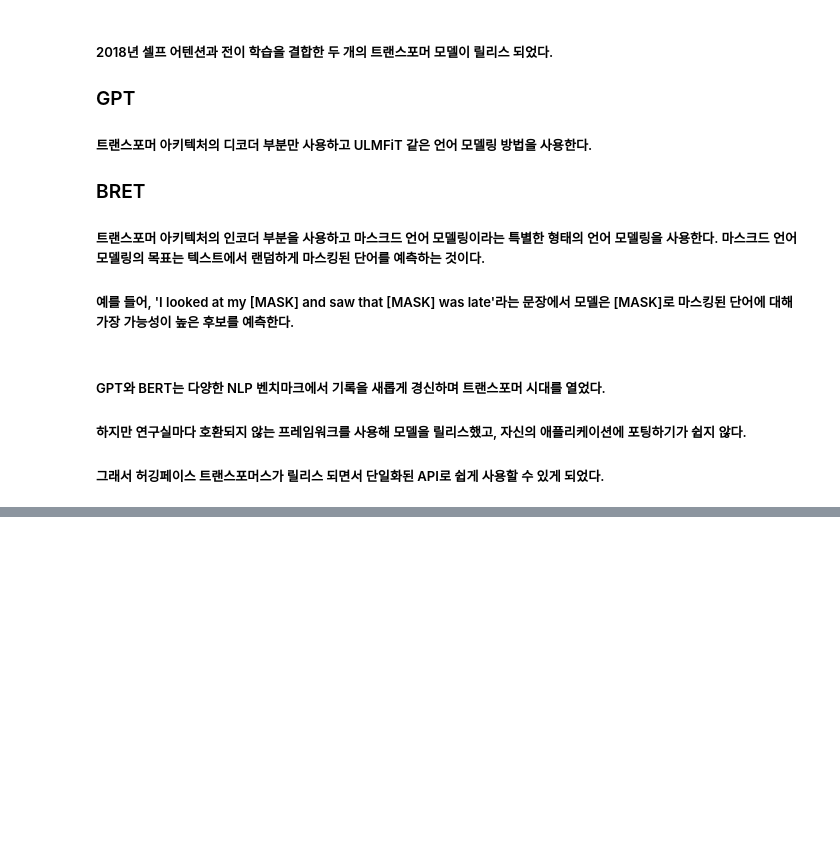
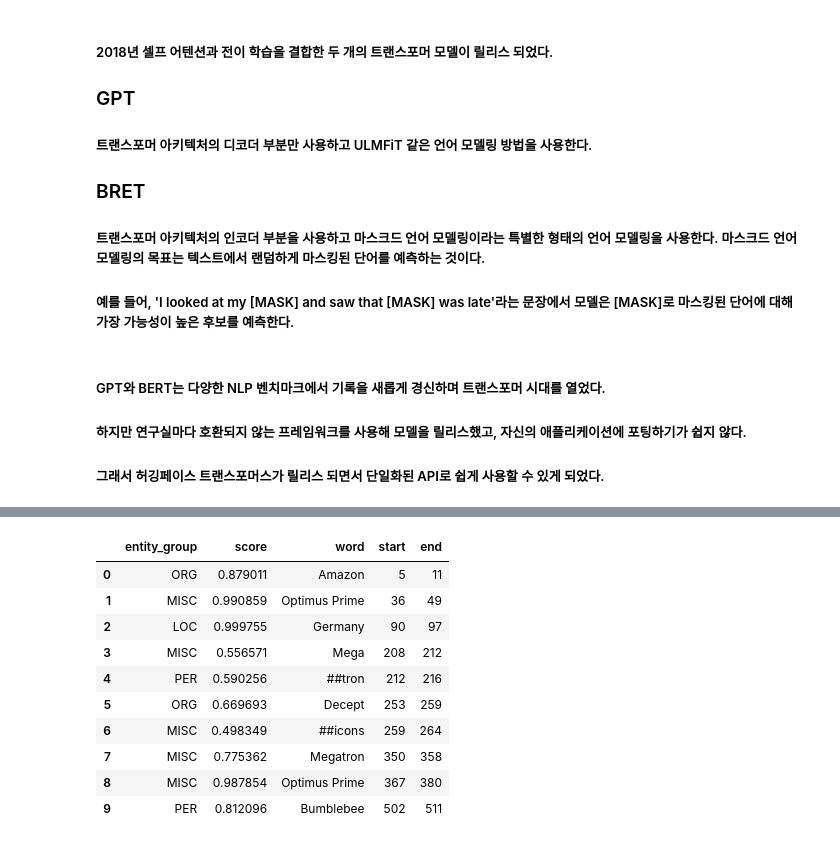
Before and after one commit to JunSeokCheon/NLP-using-transformers, a Jupyter notebook: Chapter01/Introduction to Transformers.ipynb, the cells around one changed output, grey strips where cells are left out. Cells and saved outputs as stored; diff of their text form; code cells hidden in the pictures; blank space fills up the shorter version.

```diff
--- a/Chapter01/Introduction to Transformers.ipynb
+++ b/Chapter01/Introduction to Transformers.ipynb
@@ -113,0 +127,8 @@ Go to Runtime > Change runtime type and select a GPU hardware accelerator.
+# %%
+text = """Dear Amazon, last week I ordered an Optimus Prime action figure \
+from your online store in Germany. Unfortunately, when I opened the package, \
+I discovered to my horror that I had been sent an action figure of Megatron \
+instead! As a lifelong enemy of the Decepticons, I hope you can understand my \
+dilemma. To resolve the issue, I demand an exchange of Megatron for the \
+Optimus Prime figure I ordered. Enclosed are copies of my records concerning \
+this purchase. I expect to hear from you soon. Sincerely, Bumblebee."""
@@ -113,0 +159,16 @@ Go to Runtime > Change runtime type and select a GPU hardware accelerator.
+# %%
+ner_tagger = pipeline("ner", aggregation_strategy="simple")
+outputs = ner_tagger(text)
+pd.DataFrame(outputs)
+# %% [output]
+|  | entity_group | score | word | start | end |
+| 0 | ORG | 0.879011 | Amazon | 5 | 11 |
+| 1 | MISC | 0.990859 | Optimus Prime | 36 | 49 |
+| 2 | LOC | 0.999755 | Germany | 90 | 97 |
+| 3 | MISC | 0.556571 | Mega | 208 | 212 |
+| 4 | PER | 0.590256 | ##tron | 212 | 216 |
+| 5 | ORG | 0.669693 | Decept | 253 | 259 |
+| 6 | MISC | 0.498349 | ##icons | 259 | 264 |
+| 7 | MISC | 0.775362 | Megatron | 350 | 358 |
+| 8 | MISC | 0.987854 | Optimus Prime | 367 | 380 |
+| 9 | PER | 0.812096 | Bumblebee | 502 | 511 |
```
Also changed, not shown: parts of 24 cells of this notebook.
